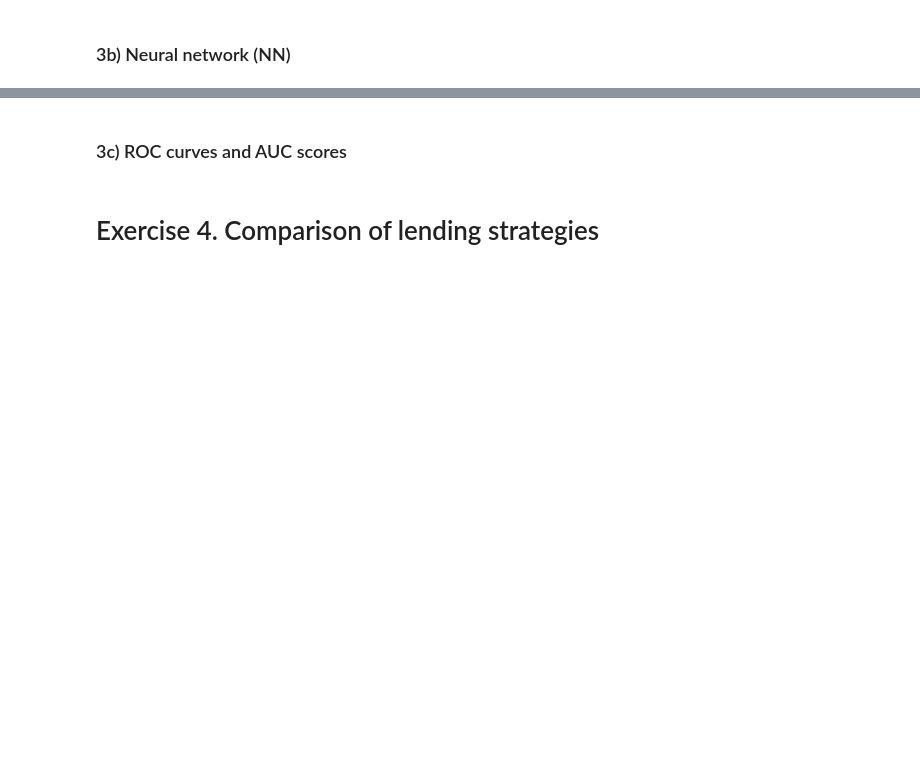
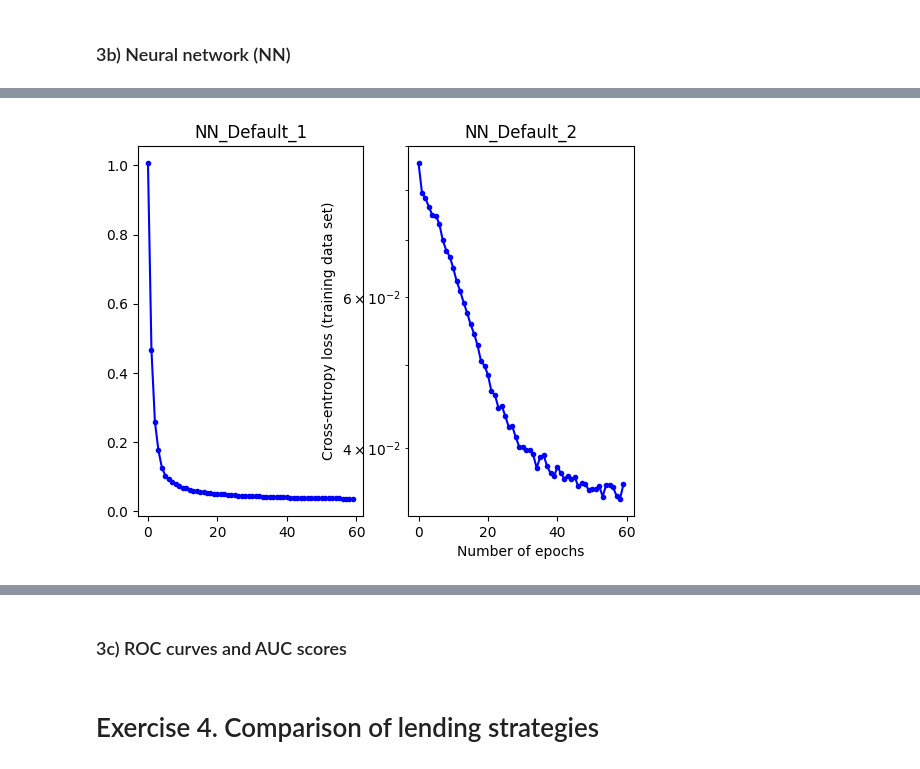
Before and after one commit to tskorkowski/CAS-ML, a Jupyter notebook: sessions/project1/Project 1 - Template.ipynb, the cells around one changed output, grey strips where cells are left out. Saved outputs shown, nothing was run; the diff lists cells and outputs as text; code cells hidden in the pictures; blank space fills up the shorter version.

```diff
--- a/sessions/project1/Project 1 - Template.ipynb
+++ b/sessions/project1/Project 1 - Template.ipynb
@@ -177,7 +193,7 @@ class lr_model():
 # Attention! Set the argument penalty=None to implement a logistic regression without regularization
 lr_models = []
 for i, col in enumerate(Y_train.columns):
-    lr = lr_model(name = 'LR_Default_'+ str(i+1),
+    lr = ml_model(name = 'LR_Default_'+ str(i+1),
                   model = LogisticRegression(penalty=None).fit(X_train, Y_train[col]))
     lr.log_loss_train = log_loss(Y_train[col], lr.model.predict_proba(X_train)[:,1])
     lr.log_loss_test = log_loss(Y_test[col], lr.model.predict_proba(X_test)[:,1])
@@ -241,0 +251,28 @@ import keras
+# %%
+import keras
+# Implement and train a neural network model
+# You can use Keras (see the notebook "Project 1 - Credit risk - Sandbox")
+# For more information, see: https://keras.io/getting_started/
+
+#number of neurons in the hidden layer
+neuron_count = 50
+batch_size = 1024 # size of batches in stochastic gradient descent
+epochs = 60 # number of iterations on dataset
+
+nn_models = []
+for i, col in enumerate(Y_train.columns):
+    neural_network = keras.Sequential([keras.layers.Dense(neuron_count, activation='relu'),
+                                        keras.layers.Dense(neuron_count, activation='relu'),
+                                        keras.layers.Dense(1, activation='sigmoid')])
+
+    # Compile the network
+    # We choose Adam as gradient descent algorithm and cross-entropy as loss function
+    lr = 0.001 # learning rate
+    neural_network.compile(optimizer=keras.optimizers.Adam(learning_rate=lr),
+                        loss=keras.losses.BinaryCrossentropy())
+
+    nn_model = ml_model('NN_Default_'+ str(i+1),
+                        model = neural_network)
+    # Train the model
+    nn_model.history = nn_model.model.fit(x=X_train, y=Y_train[col], batch_size=batch_size, epochs=epochs)
+    nn_models.append(nn_model)
@@ -241,0 +297,14 @@ import keras
+# %%
+# Plot the cross-entropy loss during training
+fig, ax = plt.subplots(nrows=1,ncols=2)
+for i, nn in enumerate(nn_models):
+    hist = nn.history
+    ax[i].plot(hist.history['loss'], 'b.-')
+    ax[i].set_title(nn._name)
+
+plt.yscale('log')
+plt.ylabel('Cross-entropy loss (training data set)')
+plt.xlabel('Number of epochs')
+plt.show()
+# %% [output]
+[figure, added]
```
Also changed, not shown: parts of 8 cells of this notebook.
